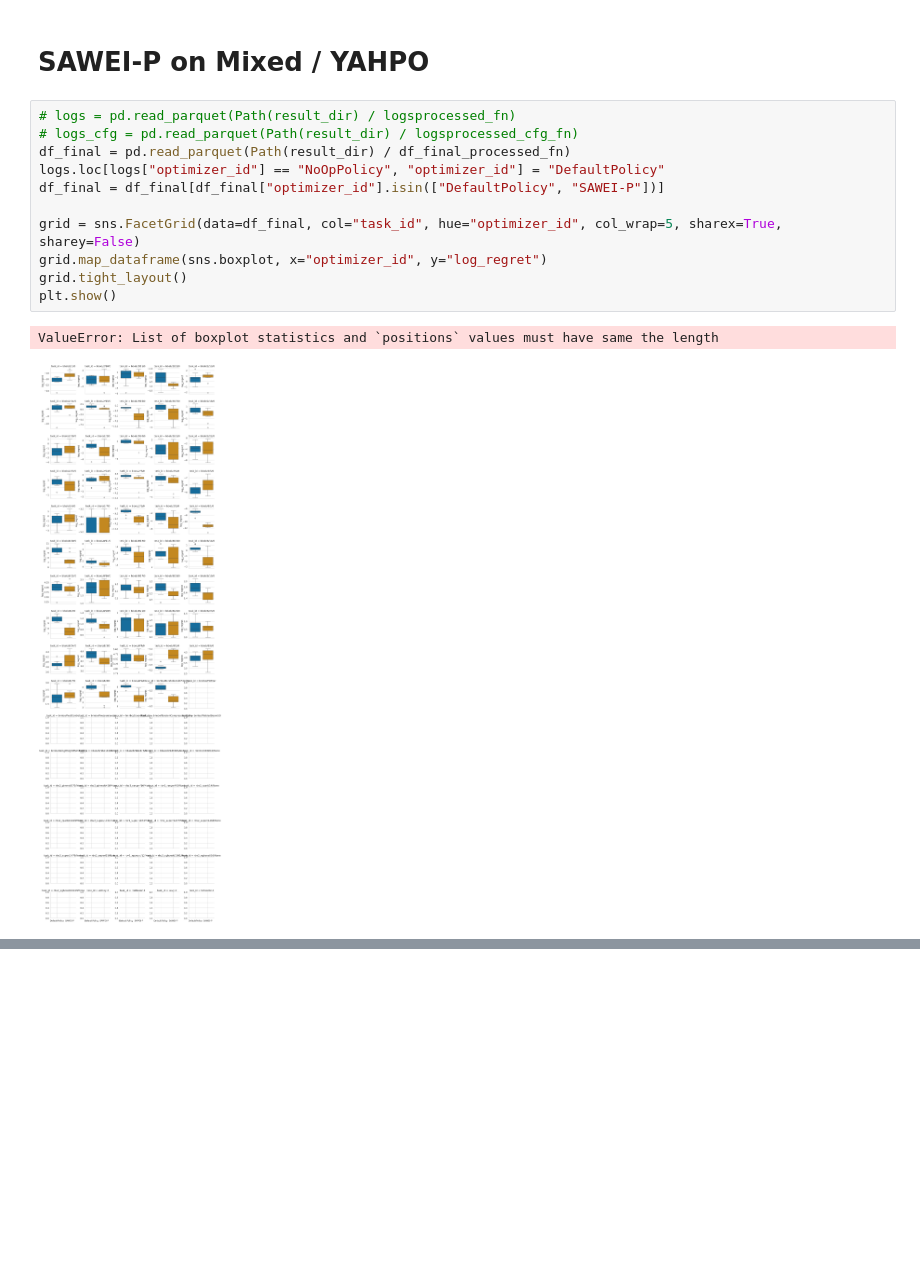
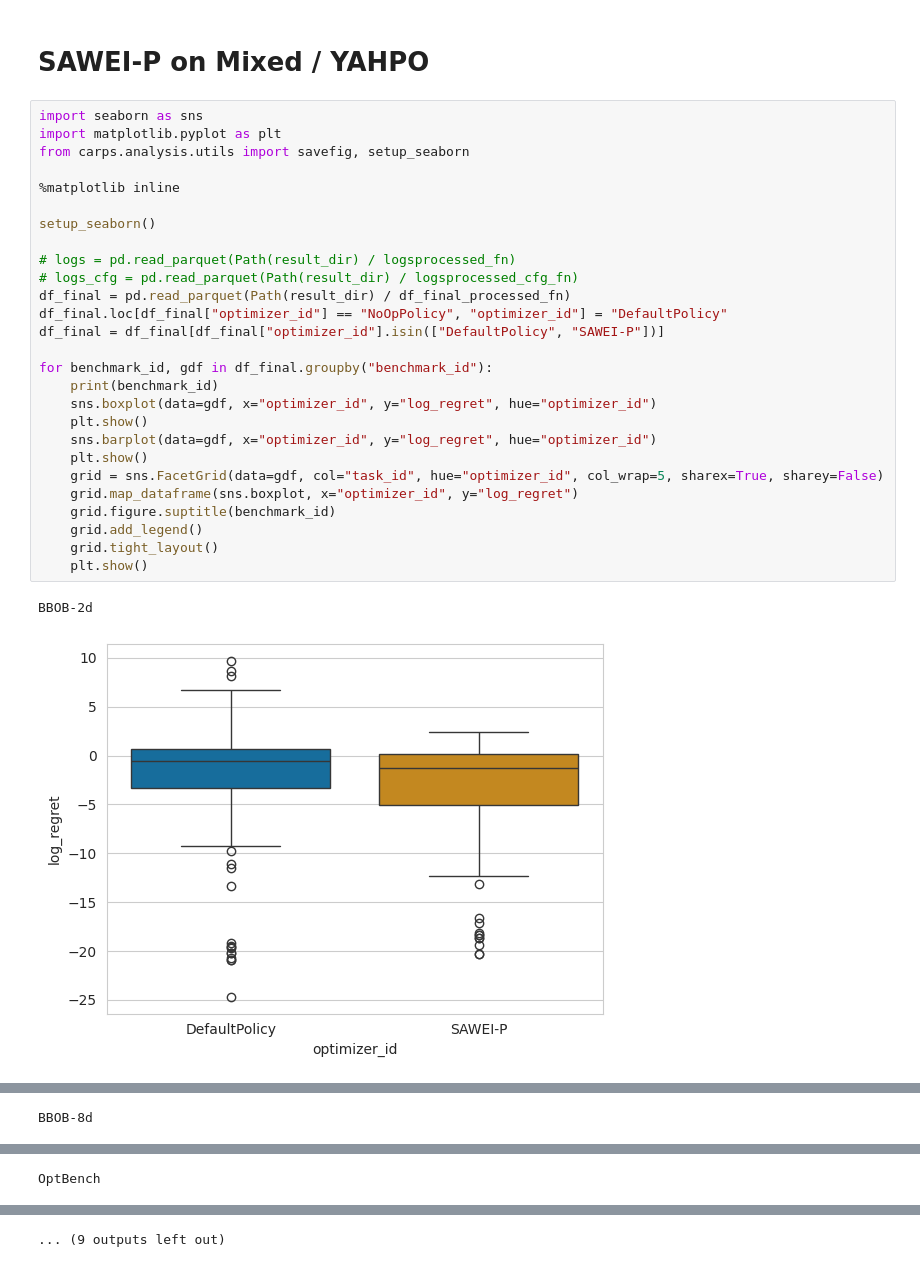
Before and after one commit to automl-private/dacboenv, a Jupyter notebook: notebooks/plot_results_icml.ipynb, the cells around one changed output, grey strips where cells are left out. Drawn from its saved outputs; the diff is of its cells as text; blank space fills up the shorter version.

```diff
--- a/notebooks/plot_results_icml.ipynb
+++ b/notebooks/plot_results_icml.ipynb
@@ -905,16 +877,32 @@ plt.show()
 # %% [markdown]
 # SAWEI-P on Mixed / YAHPO
 # %%
+import seaborn as sns
+import matplotlib.pyplot as plt
+from carps.analysis.utils import savefig, setup_seaborn
+
+%matplotlib inline
+
+setup_seaborn()
+
 # logs = pd.read_parquet(Path(result_dir) / logsprocessed_fn)
 # logs_cfg = pd.read_parquet(Path(result_dir) / logsprocessed_cfg_fn)
 df_final = pd.read_parquet(Path(result_dir) / df_final_processed_fn)
-logs.loc[logs["optimizer_id"] == "NoOpPolicy", "optimizer_id"] = "DefaultPolicy"
+df_final.loc[df_final["optimizer_id"] == "NoOpPolicy", "optimizer_id"] = "DefaultPolicy"
 df_final = df_final[df_final["optimizer_id"].isin(["DefaultPolicy", "SAWEI-P"])]
 
-grid = sns.FacetGrid(data=df_final, col="task_id", hue="optimizer_id", col_wrap=5, sharex=True, sharey=False)
-grid.map_dataframe(sns.boxplot, x="optimizer_id", y="log_regret")
-grid.tight_layout()
-plt.show()
+for benchmark_id, gdf in df_final.groupby("benchmark_id"):
+    print(benchmark_id)
+    sns.boxplot(data=gdf, x="optimizer_id", y="log_regret", hue="optimizer_id")
+    plt.show()
+    sns.barplot(data=gdf, x="optimizer_id", y="log_regret", hue="optimizer_id")
+    plt.show()
+    grid = sns.FacetGrid(data=gdf, col="task_id", hue="optimizer_id", col_wrap=5, sharex=True, sharey=False)
+    grid.map_dataframe(sns.boxplot, x="optimizer_id", y="log_regret")
+    grid.figure.suptitle(benchmark_id)
+    grid.add_legend()
+    grid.tight_layout()
+    plt.show()
 # %% [output]
-ValueError: List of boxplot statistics and `positions` values must have same the length
+BBOB-2d
-[figure, old version]
+[figure, new version]
@@ -920,0 +911 @@ ValueError: List of boxplot statistics and `positions` values must have same the
+BBOB-8d
@@ -920,0 +915 @@ ValueError: List of boxplot statistics and `positions` values must have same the
+OptBench
@@ -920,0 +919 @@ ValueError: List of boxplot statistics and `positions` values must have same the
+... (9 outputs left out)
```
Also changed, not shown: parts of 2 cells of this notebook, 1 other file.
